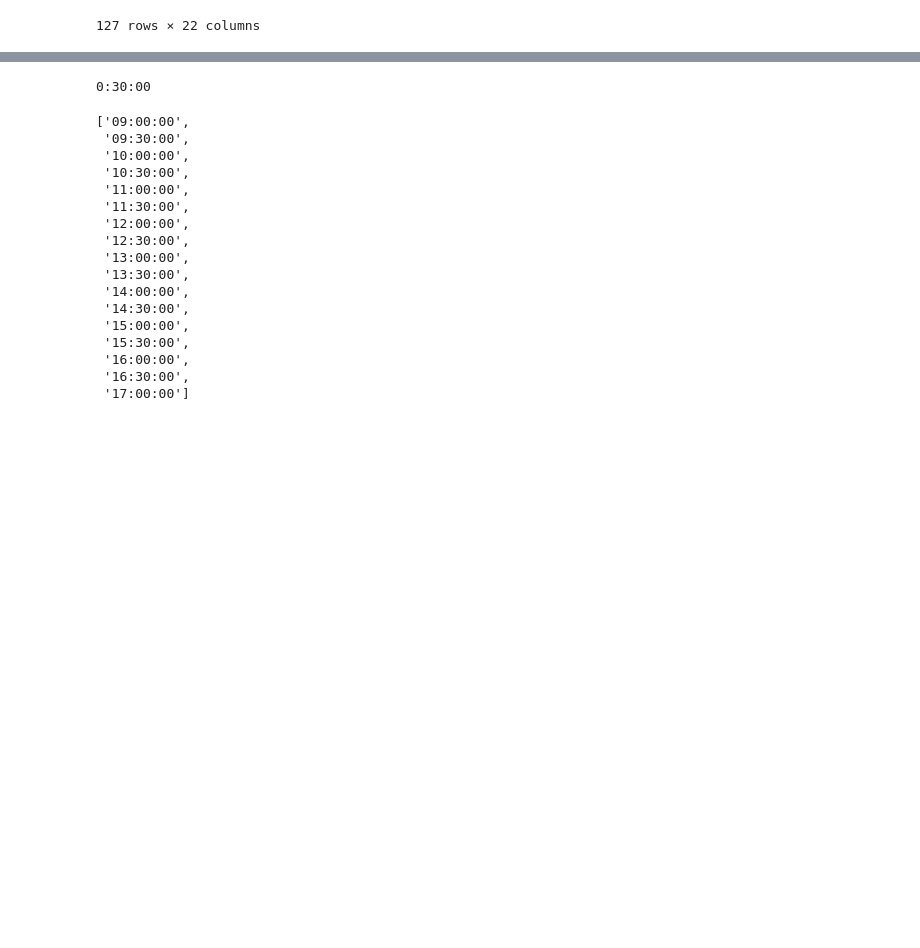
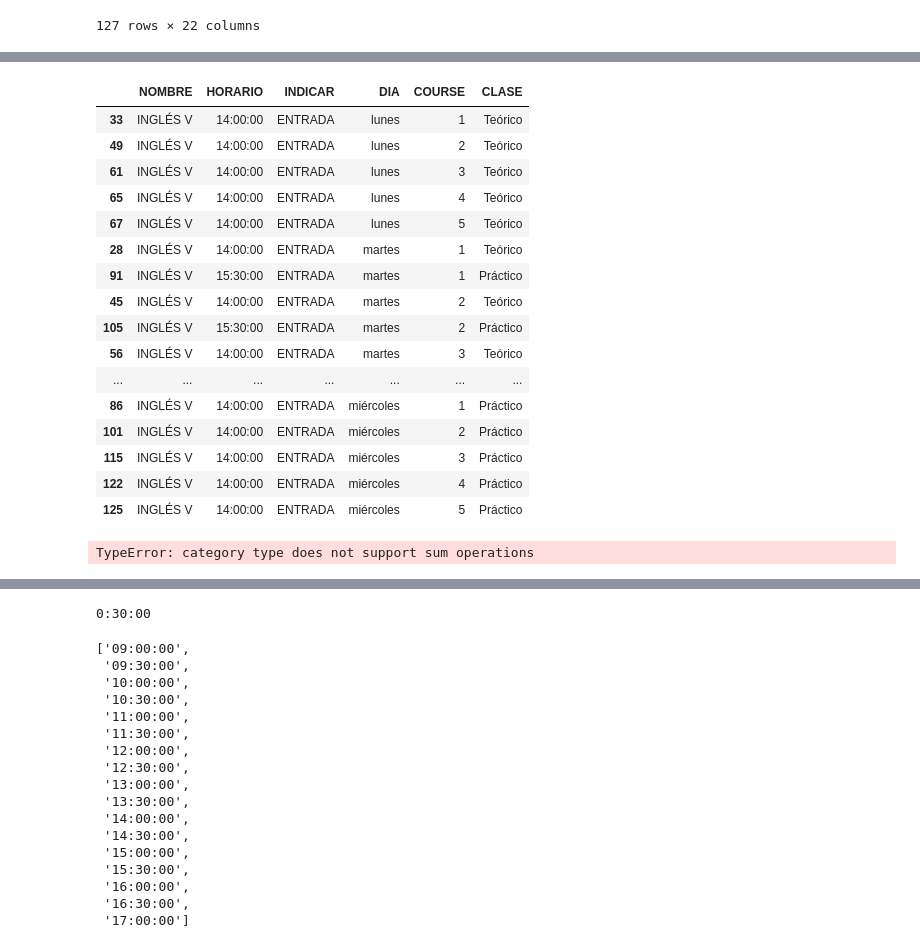
Before and after one commit to lromeror/Group_Slytheryn, a Jupyter notebook: EDA_ESPOL/EDA_ESPOL_PAE.ipynb, the cells around one changed output, grey strips where cells are left out. Drawn from its saved outputs; the diff is of its cells as text; code cells hidden in the pictures; blank space fills up the shorter version.

```diff
--- a/EDA_ESPOL/EDA_ESPOL_PAE.ipynb
+++ b/EDA_ESPOL/EDA_ESPOL_PAE.ipynb
@@ -548,2 +610,26 @@ df_H_p
+# %%
+U.query("INDICAR == 'ENTRADA'")
+# %% [output]
+|  | NOMBRE | HORARIO | INDICAR | DIA | COURSE | CLASE |
+| 33 | INGLÉS V | 14:00:00 | ENTRADA | lunes | 1 | Teórico |
+| 49 | INGLÉS V | 14:00:00 | ENTRADA | lunes | 2 | Teórico |
+| 61 | INGLÉS V | 14:00:00 | ENTRADA | lunes | 3 | Teórico |
+| 65 | INGLÉS V | 14:00:00 | ENTRADA | lunes | 4 | Teórico |
+| 67 | INGLÉS V | 14:00:00 | ENTRADA | lunes | 5 | Teórico |
+| 28 | INGLÉS V | 14:00:00 | ENTRADA | martes | 1 | Teórico |
+| 91 | INGLÉS V | 15:30:00 | ENTRADA | martes | 1 | Práctico |
+| 45 | INGLÉS V | 14:00:00 | ENTRADA | martes | 2 | Teórico |
+| 105 | INGLÉS V | 15:30:00 | ENTRADA | martes | 2 | Práctico |
+| 56 | INGLÉS V | 14:00:00 | ENTRADA | martes | 3 | Teórico |
+| ... | ... | ... | ... | ... | ... | ... |
+| 86 | INGLÉS V | 14:00:00 | ENTRADA | miércoles | 1 | Práctico |
+| 101 | INGLÉS V | 14:00:00 | ENTRADA | miércoles | 2 | Práctico |
+| 115 | INGLÉS V | 14:00:00 | ENTRADA | miércoles | 3 | Práctico |
+| 122 | INGLÉS V | 14:00:00 | ENTRADA | miércoles | 4 | Práctico |
+| 125 | INGLÉS V | 14:00:00 | ENTRADA | miércoles | 5 | Práctico |
+# %%
+U.groupby('HORARIO').sum()
+# %% [output]
+TypeError: category type does not support sum operations
 # %%
 import plotly.express as px
```
Also changed, not shown: parts of 23 cells of this notebook, 1 other file.
